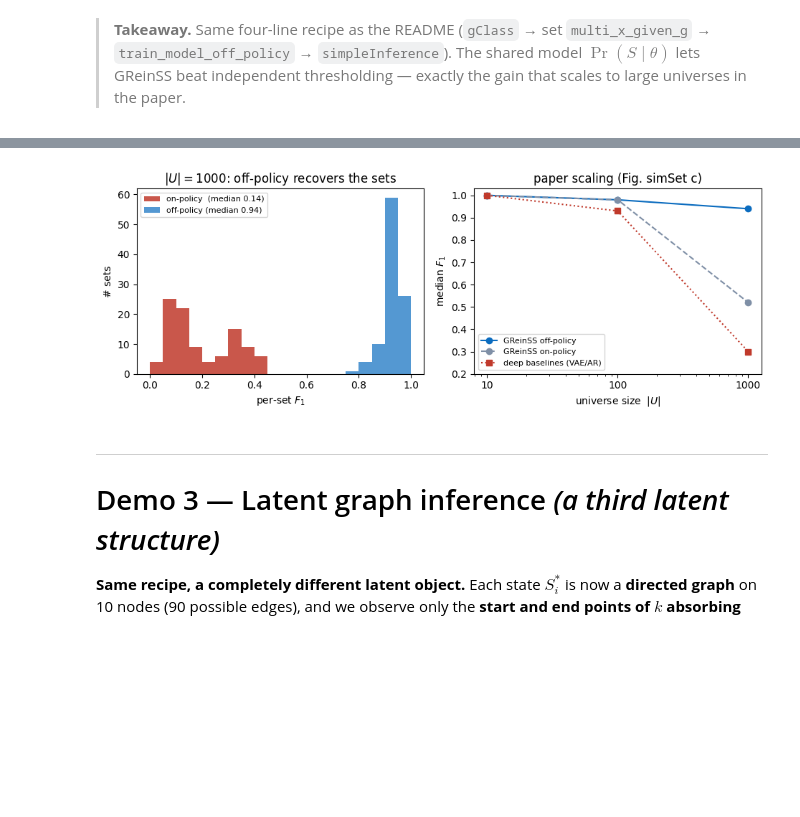
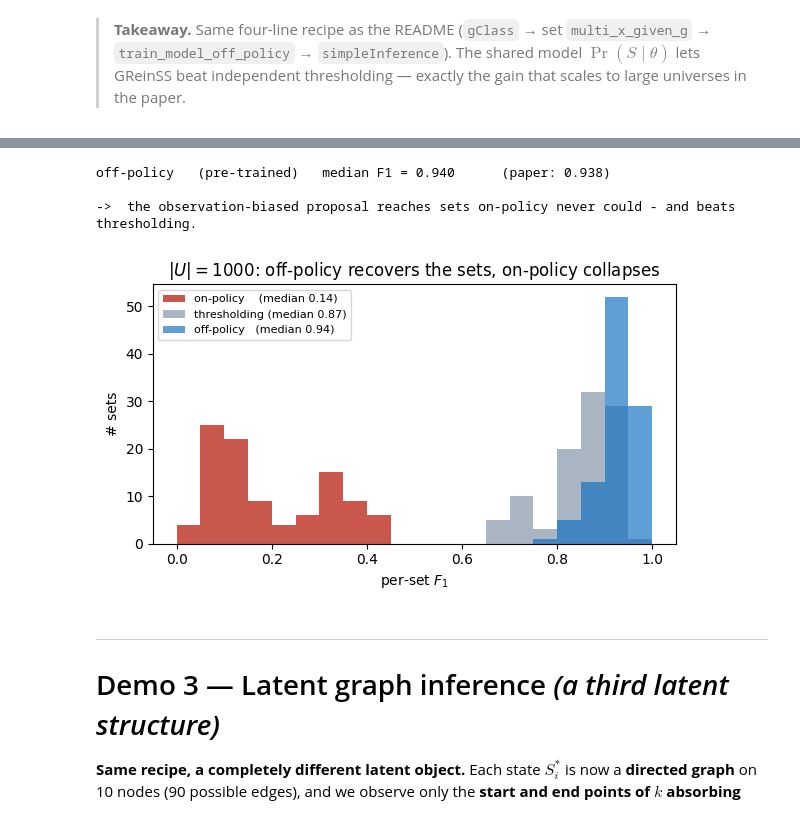
Before and after one commit to elkebir-group/GReinSS-tutorial, a Jupyter notebook: GReinSS_demo.ipynb, the cells around one changed output, grey strips where cells are left out. Saved outputs shown, nothing was run; the diff lists cells and outputs as text; code cells hidden in the pictures; blank space fills up the shorter version.

```diff
--- a/GReinSS_demo.ipynb
+++ b/GReinSS_demo.ipynb
@@ -388,20 +362,31 @@ on-policy   (live, 300 ep)  median F1 = 0.138      (107s)
+# %%
+# THE off-policy proposal used to pre-train the model: bias 'add element j' by (X_ij - 1/2)/sigma^2
+_obsB = torch.as_tensor(setoff_obs).float()
+def offPolicyRule_big(g, arange1):
+    idx = np.asarray(arange1) % Nb
+    bias = torch.zeros((g.shape[0], Ub+1)); bias[:, :Ub] = (_obsB[idx] - 0.5)/(sig_b**2)
+    return bias, torch.zeros((g.shape[0], 1))
+
+# ---- load the pre-trained off-policy model (see tutorial/pretrain_setoff.py) and score it ----
+rule_off  = make_rule(); rule_off.offPolicyRule = offPolicyRule_big
+off_model = torch.load(os.path.join(ASSETS, 'setoff_model.pt'))   # trained with offPolicy=True
+with quiet():
+    pred_off = predict_sets(off_model, rule_off)
+    f1_off   = per_set_f1(pred_off, setoff_truth)
+print(f"off-policy   (pre-trained)   median F1 = {np.median(f1_off):.3f}      (paper: 0.938)")
+print(f"\n->  the observation-biased proposal reaches sets on-policy never could - and beats thresholding.")
+# %% [output]
+off-policy   (pre-trained)   median F1 = 0.940      (paper: 0.938)
+
+->  the observation-biased proposal reaches sets on-policy never could - and beats thresholding.
 # %%
-# visualize the gap: per-set F1 distributions (live), and the paper's full scaling story
-fig, ax = plt.subplots(1, 2, figsize=(9.5, 3.6))
-
-ax[0].hist(f1_on,  bins=20, range=(0,1), color='#c0392b', alpha=.85, label=f'on-policy  (median {np.median(f1_on):.2f})')
-ax[0].hist(f1_off, bins=20, range=(0,1), color='#0b6cbf', alpha=.7,  label=f'off-policy (median {np.median(f1_off):.2f})')
-ax[0].set_xlabel('per-set $F_1$'); ax[0].set_ylabel('# sets'); ax[0].legend(fontsize=8)
-ax[0].set_title('$|U|=1000$: off-policy recovers the sets')
-
-# paper scaling (Fig. simSet c / onPolicy): off-policy holds to |U|=1000; on-policy & deep baselines collapse
-Ux = [10, 100, 1000]
-ax[1].plot(Ux, [1.0, 0.98, 0.94], 'o-',  color='#0b6cbf', label='GReinSS off-policy')
-ax[1].plot(Ux, [1.0, 0.98, 0.52], 'o--', color='#7f8fa6', label='GReinSS on-policy')
-ax[1].plot(Ux, [1.0, 0.93, 0.30], 's:',  color='#c0392b', label='deep baselines (VAE/AR)')
-ax[1].set_xscale('log'); ax[1].set_xlabel('universe size  $|U|$'); ax[1].set_ylabel('median $F_1$')
-ax[1].set_ylim(0.2, 1.03); ax[1].set_xticks(Ux); ax[1].set_xticklabels(Ux)
-ax[1].set_title('paper scaling (Fig. simSet c)'); ax[1].legend(fontsize=8)
+# visualize the gap: live per-set F1 distributions at |U|=1000 — thresholding, off-policy, on-policy
+fig, ax = plt.subplots(figsize=(6, 3.6))
+ax.hist(f1_on,  bins=20, range=(0,1), color='#c0392b', alpha=.85, label=f'on-policy    (median {np.median(f1_on):.2f})')
+ax.hist(f1_thr, bins=20, range=(0,1), color='#7f8fa6', alpha=.65, label=f'thresholding (median {np.median(f1_thr):.2f})')
+ax.hist(f1_off, bins=20, range=(0,1), color='#0b6cbf', alpha=.65, label=f'off-policy   (median {np.median(f1_off):.2f})')
+ax.set_xlabel('per-set $F_1$'); ax.set_ylabel('# sets'); ax.legend(fontsize=8)
+ax.set_title('$|U|=1000$: off-policy recovers the sets, on-policy collapses')
 plt.tight_layout(); plt.show()
 # %% [output]
-[figure, old version]
+[figure, new version]
```
Also changed, not shown: parts of 17 cells of this notebook, 1 other file.
